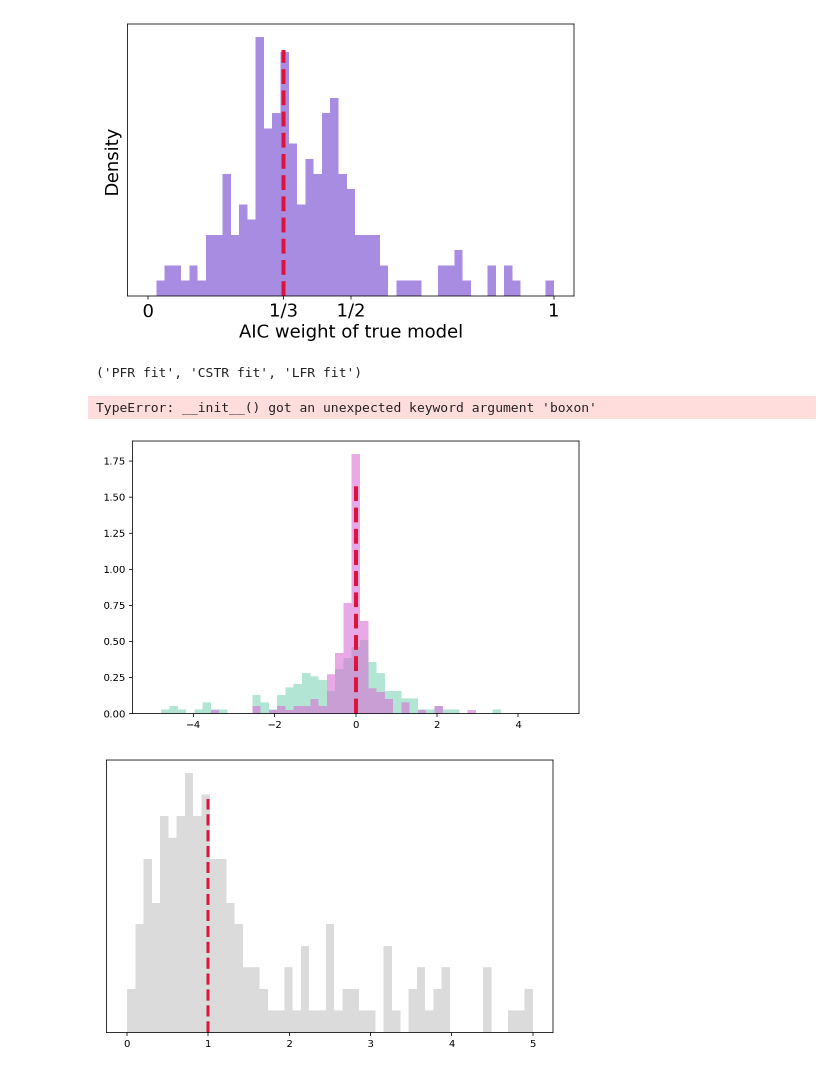
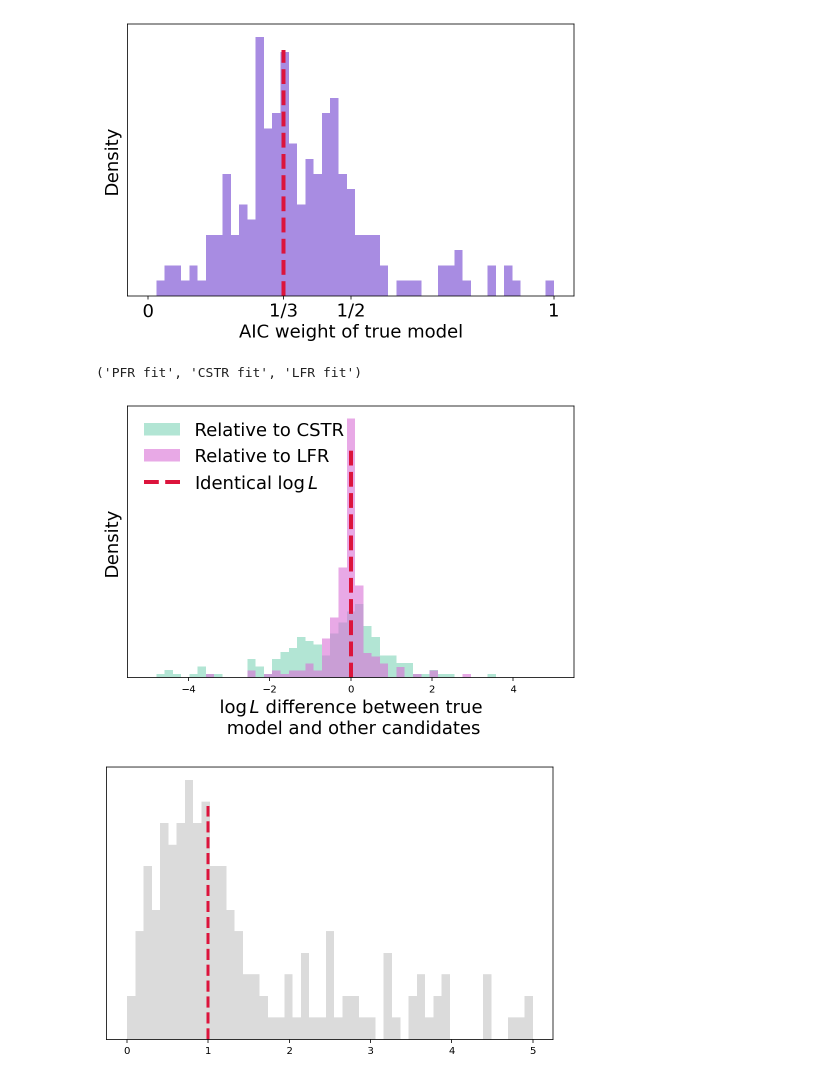
Before and after one commit to pachterlab/GVP_2023, a Jupyter notebook: gg230119_reactors.ipynb, the cells around one changed output. Cells and saved outputs as stored; diff of their text form; code cells hidden in the pictures.

```diff
--- a/gg230119_reactors.ipynb
+++ b/gg230119_reactors.ipynb
@@ -1239,26 +1239,27 @@ plt.savefig('figs/fig4d.png',dpi=450)
 plt.savefig('figs/fig4d.pdf')
 # %% [output]
 [figure]
-# %%
-model_names
-# %% [output]
-('PFR fit', 'CSTR fit', 'LFR fit')
+# %%
+model_names
+# %% [output]
+('PFR fit', 'CSTR fit', 'LFR fit')
 # %%
 fig1,ax1 = plt.subplots(1,1,figsize=dims)
 bins = np.linspace(-5,5,50)
 _=plt.hist(logL[:,1]-logL[:,0],bins,density=True,color=model_colors[1],alpha=0.5,label='Relative to CSTR')
 _=plt.hist(logL[:,2]-logL[:,0],bins,density=True,color=model_colors[2],alpha=0.6,label='Relative to LFR')
 ax1.plot([0]*2,[0,_[0].max()*0.9],'--',color='crimson',linewidth=4,label=r'Identical $\log L$')
 # ax1.plot([1]*2,[0,_[0].max()*0.9],'--',color='crimson',linewidth=3)
 
-ax1.legend(fontsize=fs,loc='upper left',box)
+ax1.legend(fontsize=fs,loc='upper left',frameon=False)
 # ax1.set_xticks([0,1/3,1/2,1],('0','1/3','1/2','1'),fontsize=fs)
 ax1.set_xlabel(r'$\log L$'+' difference between true\n model and other candidates',fontsize=fs)
 ax1.set_ylabel('Density',fontsize=fs)
 _=ax1.set_yticks([])
+plt.savefig('figs/fig4e.png',dpi=450)
+plt.savefig('figs/fig4e.pdf')
 # %% [output]
-TypeError: __init__() got an unexpected keyword argument 'boxon'
-[figure, old version]
+[figure, new version]
 # %%
 fig1,ax1 = plt.subplots(1,1,figsize=dims)
 bins = np.linspace(0,5,50)
```
Also changed, not shown: parts of 12 cells of this notebook, 4 other files.
